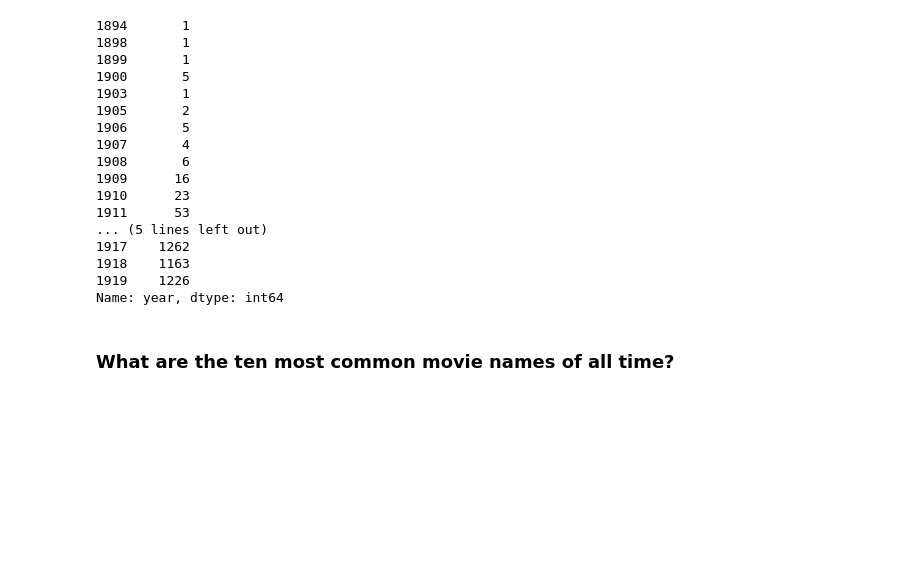
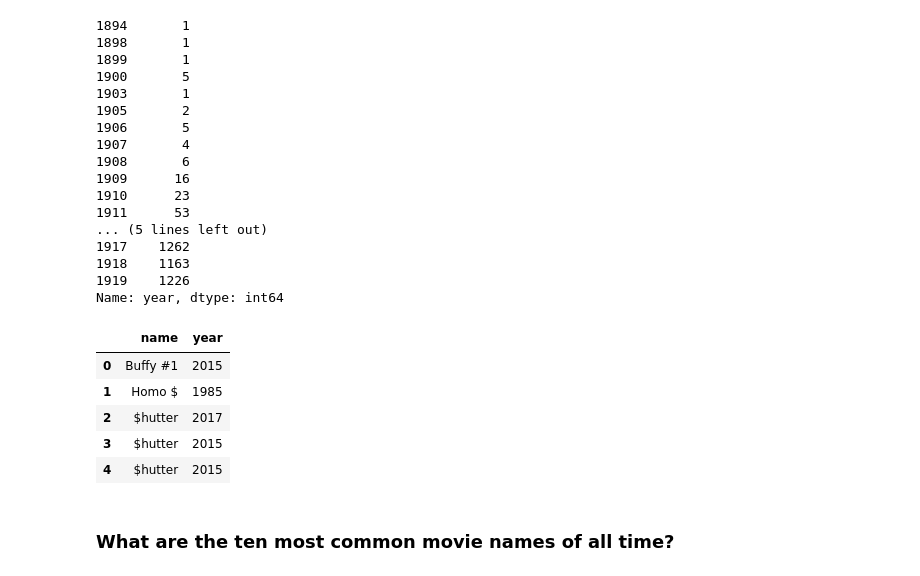
Before and after one commit to tansudasli/analytics-sandbox, a Jupyter notebook: pandas/Exercises-2.ipynb, the cells around one changed output. Drawn from its saved outputs; the diff is of its cells as text; code cells hidden in the pictures; blank space fills up the shorter version.

```diff
--- a/pandas/Exercises-2.ipynb
+++ b/pandas/Exercises-2.ipynb
@@ -93,6 +93,18 @@ freq.head(20)
 1918    1163
 1919    1226
 Name: year, dtype: int64
+# %%
+cast.head()[['name', 'year']]
+
+# filtering [[]]
+#[]
+# %% [output]
+|  | name | year |
+| 0 | Buffy #1 | 2015 |
+| 1 | Homo $ | 1985 |
+| 2 | $hutter | 2017 |
+| 3 | $hutter | 2015 |
+| 4 | $hutter | 2015 |
 # %% [markdown]
 ### What are the ten most common movie names of all time?
 # %%
```
